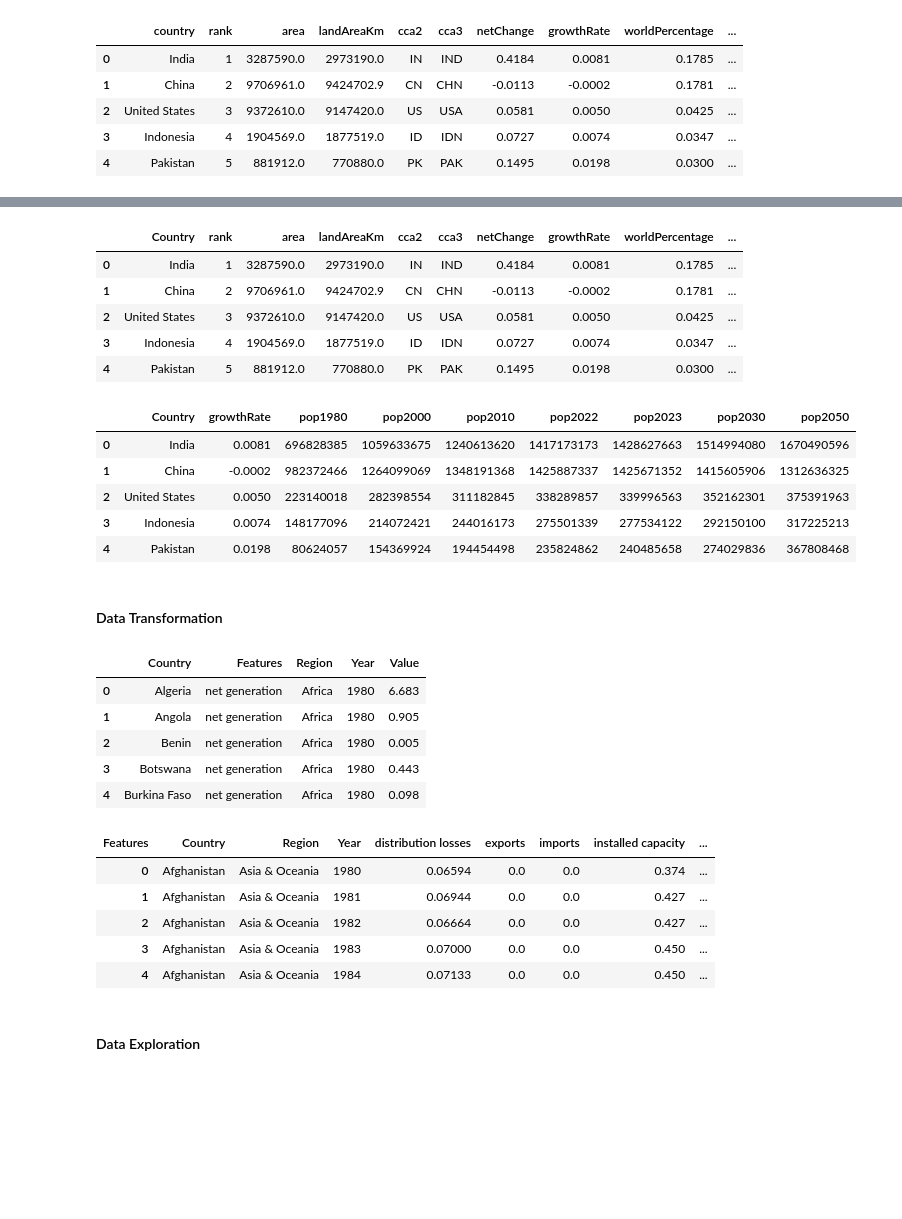
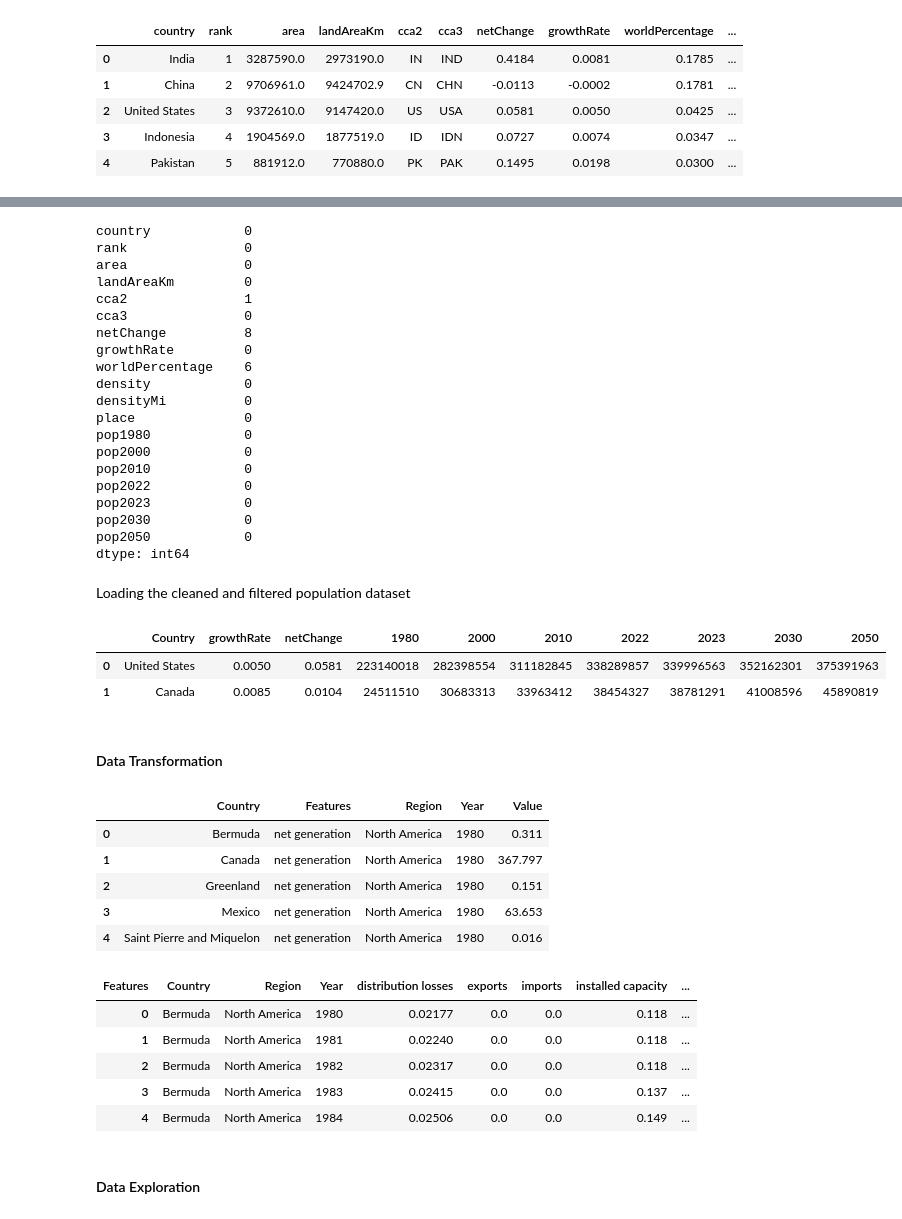
Before and after one commit to sachin301195/EnergyConsumptionPredictor, a Jupyter notebook: data_exp.ipynb, the cells around one changed output, grey strips where cells are left out. Cells and saved outputs as stored; diff of their text form; code cells hidden in the pictures; blank space fills up the shorter version.

```diff
--- a/data_exp.ipynb
+++ b/data_exp.ipynb
@@ -203,9 +143,23 @@ df_population = df_population.rename(columns = {'country': 'Country'})
 # %%
-df_population.head()
+df_population.isnull().sum()
 # %% [output]
-|  | Country | rank | area | landAreaKm | cca2 | cca3 | netChange | growthRate | worldPercentage | ... |
-| 0 | India | 1 | 3287590.0 | 2973190.0 | IN | IND | 0.4184 | 0.0081 | 0.1785 | ... |
-| 1 | China | 2 | 9706961.0 | 9424702.9 | CN | CHN | -0.0113 | -0.0002 | 0.1781 | ... |
-| 2 | United States | 3 | 9372610.0 | 9147420.0 | US | USA | 0.0581 | 0.0050 | 0.0425 | ... |
-| 3 | Indonesia | 4 | 1904569.0 | 1877519.0 | ID | IDN | 0.0727 | 0.0074 | 0.0347 | ... |
-| 4 | Pakistan | 5 | 881912.0 | 770880.0 | PK | PAK | 0.1495 | 0.0198 | 0.0300 | ... |
+country            0
+rank               0
+area               0
+landAreaKm         0
+cca2               1
+cca3               0
+netChange          8
+growthRate         0
+worldPercentage    6
+density            0
+densityMi          0
+place              0
+pop1980            0
+pop2000            0
+pop2010            0
+pop2022            0
+pop2023            0
+pop2030            0
+pop2050            0
+dtype: int64
@@ -214,41 +166,42 @@ df_population = df_population[["Country", "growthRate", "pop1980", "pop2000", "p
+# %% [markdown]
+Loading the cleaned and filtered population dataset
+# %%
+df_pop_filtered = pd.read_csv("data/cleaned_filtered_population_data.csv")
 # %%
-df_population.head()
+df_pop_filtered.head()
 # %% [output]
-|  | Country | growthRate | pop1980 | pop2000 | pop2010 | pop2022 | pop2023 | pop2030 | pop2050 |
-| 0 | India | 0.0081 | 696828385 | 1059633675 | 1240613620 | 1417173173 | 1428627663 | 1514994080 | 1670490596 |
-| 1 | China | -0.0002 | 982372466 | 1264099069 | 1348191368 | 1425887337 | 1425671352 | 1415605906 | 1312636325 |
-| 2 | United States | 0.0050 | 223140018 | 282398554 | 311182845 | 338289857 | 339996563 | 352162301 | 375391963 |
-| 3 | Indonesia | 0.0074 | 148177096 | 214072421 | 244016173 | 275501339 | 277534122 | 292150100 | 317225213 |
-| 4 | Pakistan | 0.0198 | 80624057 | 154369924 | 194454498 | 235824862 | 240485658 | 274029836 | 367808468 |
+|  | Country | growthRate | netChange | 1980 | 2000 | 2010 | 2022 | 2023 | 2030 | 2050 |
+| 0 | United States | 0.0050 | 0.0581 | 223140018 | 282398554 | 311182845 | 338289857 | 339996563 | 352162301 | 375391963 |
+| 1 | Canada | 0.0085 | 0.0104 | 24511510 | 30683313 | 33963412 | 38454327 | 38781291 | 41008596 | 45890819 |
 # %% [markdown]
 #### Data Transformation
 # %%
 # Converting wide dataset format to long format so that exploration can be done properly
 
-df_electricity = df_electricity.melt(id_vars = ['Country', 'Features', 'Region'], value_name = 'Value', var_name='Year' )
-df_electricity.head()
+df_electricity_a = df_electricity_a.melt(id_vars = ['Country', 'Features', 'Region'], value_name = 'Value', var_name='Year' )
+df_electricity_a.head()
 # %% [output]
 |  | Country | Features | Region | Year | Value |
-| 0 | Algeria | net generation | Africa | 1980 | 6.683 |
-| 1 | Angola | net generation | Africa | 1980 | 0.905 |
-| 2 | Benin | net generation | Africa | 1980 | 0.005 |
-| 3 | Botswana | net generation | Africa | 1980 | 0.443 |
-| 4 | Burkina Faso | net generation | Africa | 1980 | 0.098 |
+| 0 | Bermuda | net generation | North America | 1980 | 0.311 |
+| 1 | Canada | net generation | North America | 1980 | 367.797 |
+| 2 | Greenland | net generation | North America | 1980 | 0.151 |
+| 3 | Mexico | net generation | North America | 1980 | 63.653 |
+| 4 | Saint Pierre and Miquelon | net generation | North America | 1980 | 0.016 |
 # %%
 # pivot
-df_electricity['Features'] = df_electricity['Features'].str.strip()
-df_electricity = df_electricity.pivot_table(values = 'Value', index = ['Country', 'Region', 'Year'], columns = 'Features')
-df_electricity.reset_index(inplace = True)
+df_electricity_a['Features'] = df_electricity_a['Features'].str.strip()
+df_electricity_a = df_electricity_a.pivot_table(values = 'Value', index = ['Country', 'Region', 'Year'], columns = 'Features')
+df_electricity_a.reset_index(inplace = True)
 
 # check
-df_electricity.head()
+df_electricity_a.head()
 # %% [output]
 | Features | Country | Region | Year | distribution losses | exports | imports | installed capacity | ... |
-| 0 | Afghanistan | Asia & Oceania | 1980 | 0.06594 | 0.0 | 0.0 | 0.374 | ... |
-| 1 | Afghanistan | Asia & Oceania | 1981 | 0.06944 | 0.0 | 0.0 | 0.427 | ... |
-| 2 | Afghanistan | Asia & Oceania | 1982 | 0.06664 | 0.0 | 0.0 | 0.427 | ... |
-| 3 | Afghanistan | Asia & Oceania | 1983 | 0.07000 | 0.0 | 0.0 | 0.450 | ... |
-| 4 | Afghanistan | Asia & Oceania | 1984 | 0.07133 | 0.0 | 0.0 | 0.450 | ... |
+| 0 | Bermuda | North America | 1980 | 0.02177 | 0.0 | 0.0 | 0.118 | ... |
+| 1 | Bermuda | North America | 1981 | 0.02240 | 0.0 | 0.0 | 0.118 | ... |
+| 2 | Bermuda | North America | 1982 | 0.02317 | 0.0 | 0.0 | 0.118 | ... |
+| 3 | Bermuda | North America | 1983 | 0.02415 | 0.0 | 0.0 | 0.137 | ... |
+| 4 | Bermuda | North America | 1984 | 0.02506 | 0.0 | 0.0 | 0.149 | ... |
 # %% [markdown]
 #### Data Exploration
 # %%
```
Also changed, not shown: parts of 31 cells of this notebook, 4 other files.
